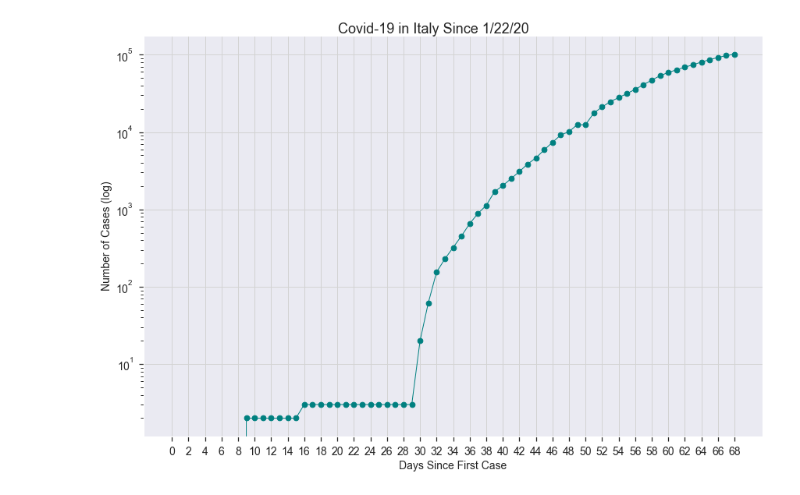
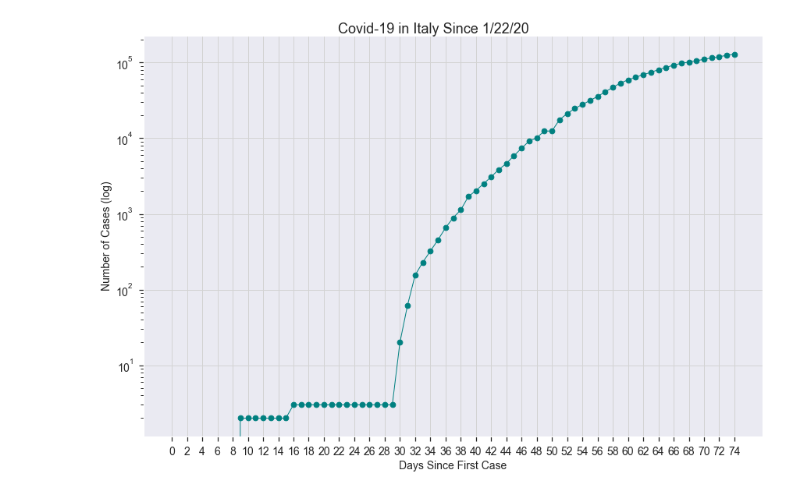
Before and after one commit to George-the-Ren/Ben-F-Research-Lab, a Jupyter notebook: Covid-19/corona.ipynb, the cells around one changed output. Cells and saved outputs as stored; diff of their text form; code cells hidden in the pictures.

```diff
--- a/Covid-19/corona.ipynb
+++ b/Covid-19/corona.ipynb
@@ -164,4 +115,6 @@ print(us_counts.shape)
 # %%
+sk_counts = np.squeeze(sk.values)
+x = np.arange(len(sk_counts))
 fig, ax = plt.subplots(figsize=(12,8))
 ax.scatter(x, sk_counts, color='blue', s=45)
 ax.plot(x, sk_counts, color='blue', linewidth=1)
@@ -183,4 +136,6 @@ plt.show()
 # %%
+us_counts = np.squeeze(usa.values)
+x = np.arange(len(us_counts))
 fig, ax = plt.subplots(figsize=(12,8))
 ax.scatter(x, us_counts, color='red', s=45)
 ax.plot(x, us_counts, color='red', linewidth=1)
@@ -202,19 +157,21 @@ plt.show()
 # %%
+italy_counts = np.squeeze(italy.values)
+x = np.arange(len(italy_counts))
 fig, ax = plt.subplots(figsize=(12,8))
 ax.scatter(x, italy_counts, color='teal', s=45)
 ax.plot(x, italy_counts, color='teal', linewidth=1)
 ax.grid(c='lightgrey')
 ax.set_xlabel('Days Since First Case', fontsize=14)
 ax.set_ylabel('Number of Cases (log)', fontsize=14)
 ax.set_xticks(np.arange(min(x), max(x)+1, 2))
 ax.set_yticks(np.arange(min(italy_counts), max(italy_counts), 10000))
 ax.set_yscale(value='log')
 plt.tight_layout()
 fig.suptitle('Covid-19 in Italy Since 1/22/20', fontsize=18, va='bottom')
 for tick in ax.xaxis.get_major_ticks():
     tick.label.set_fontsize(14)
 for tick in ax.yaxis.get_major_ticks():
     tick.label.set_fontsize(14)
 plt.show()
 # %% [output]
-[figure, old version]
+[figure, new version]
```
Also changed, not shown: parts of 33 cells of this notebook.
